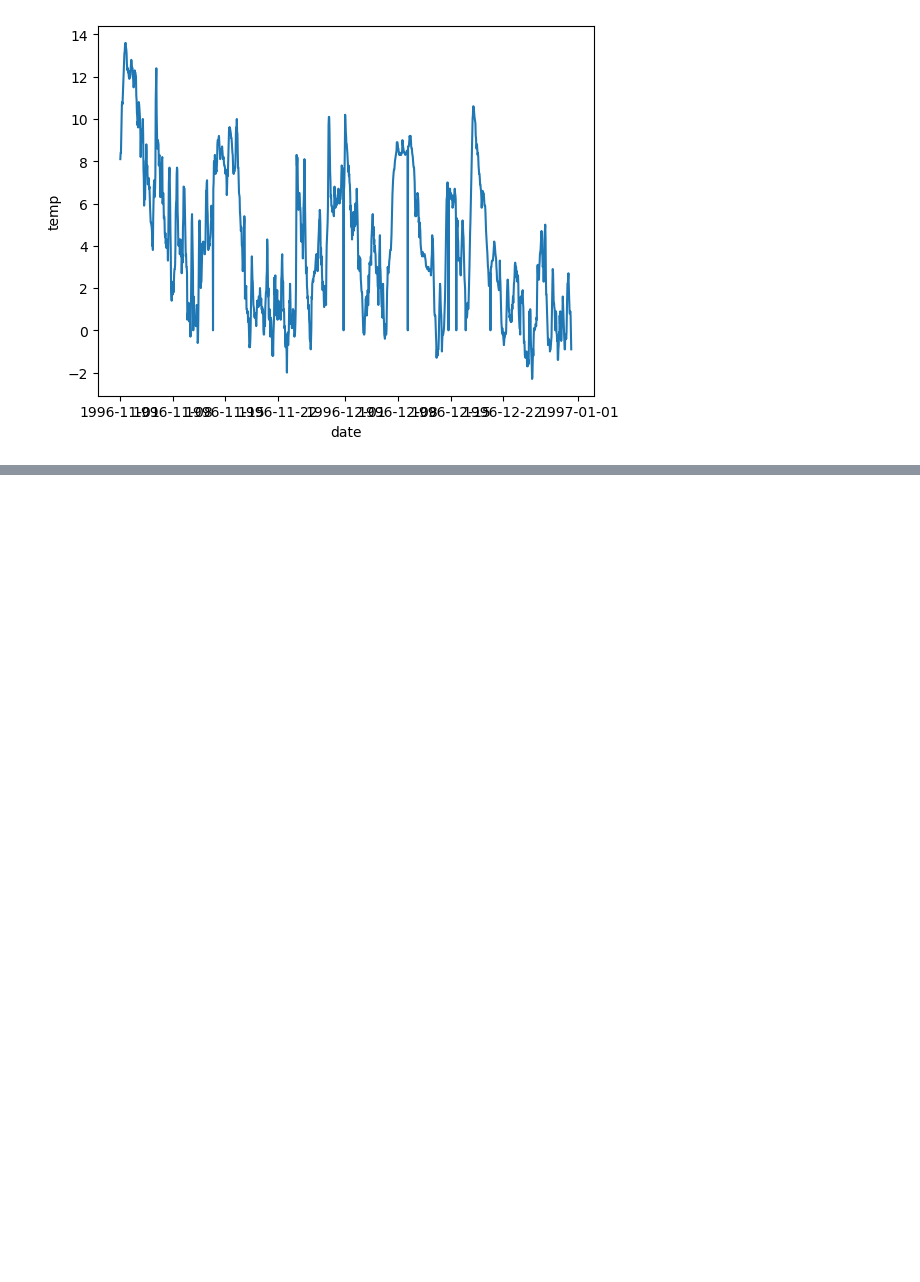
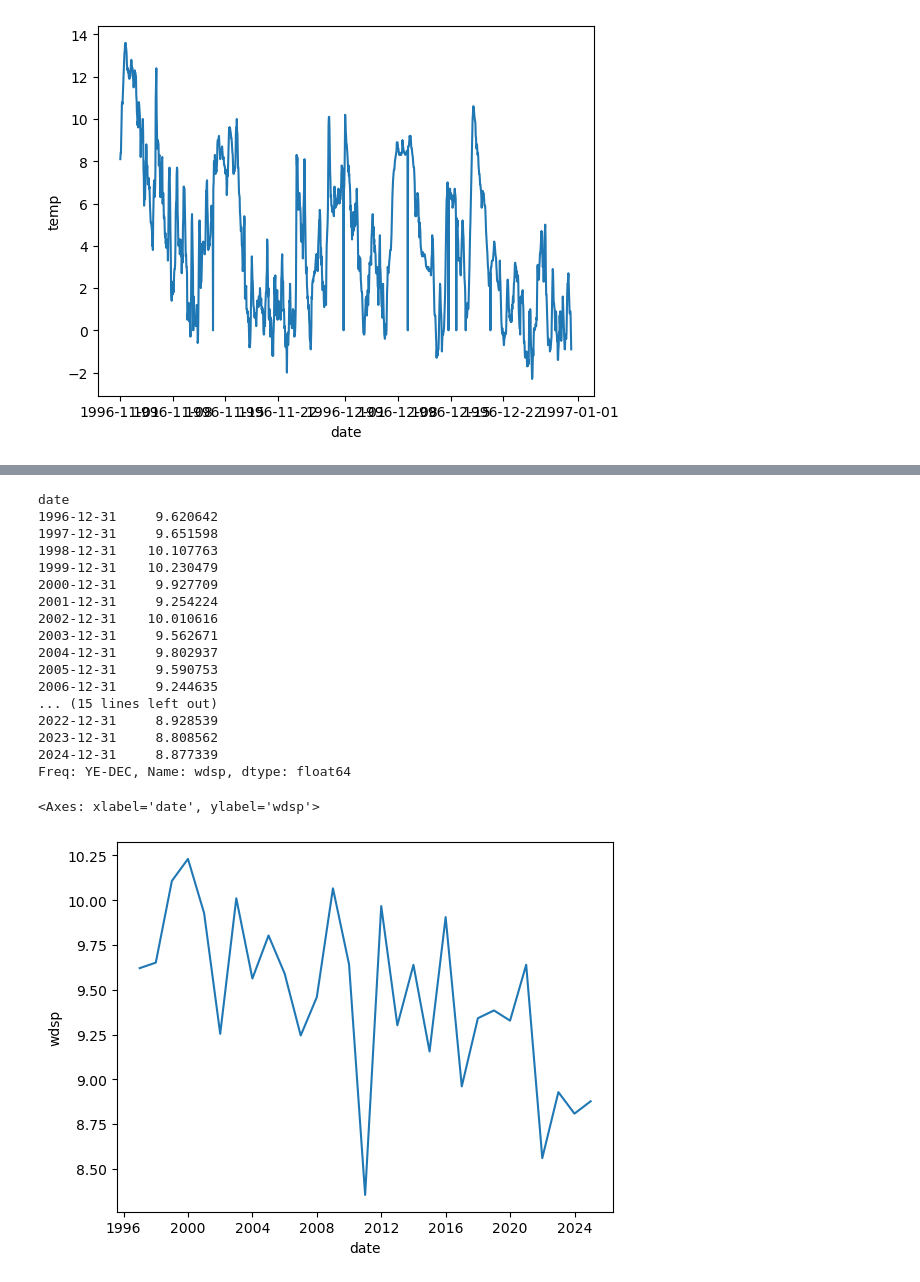
Before and after one commit to SBCURLEY/PFDA-assignments, a Jupyter notebook: assignment_6_Weather.ipynb, the cells around one changed output, grey strips where cells are left out. Cells and saved outputs as stored; diff of their text form; code cells hidden in the pictures; blank space fills up the shorter version.

```diff
--- a/assignment_6_Weather.ipynb
+++ b/assignment_6_Weather.ipynb
@@ -373,0 +309,4 @@ Name: temp, Length: 342, dtype: float64
+# %%
+# Check for missing data
+df = df.dropna(subset=['wdsp'])                 # Removes rows where the specified column has NaN.
+df = df[df['wdsp'].str.strip() != '']           # Removes rows where the column has empty strings
@@ -373,0 +328,4 @@ Name: temp, Length: 342, dtype: float64
+# %%
+numeric_cols = ["wdsp"]                                 # need to convert non-numeric values to NaN
+for col in numeric_cols:
+    df[col] = pd.to_numeric(df[col], errors='coerce')
@@ -373,0 +352,24 @@ Name: temp, Length: 342, dtype: float64
+# %%
+ws = df["wdsp"].resample("1y").mean().dropna()
+print(ws)
+sns.lineplot(data=ws)
+# %% [output]
+date
+1996-12-31     9.620642
+1997-12-31     9.651598
+1998-12-31    10.107763
+1999-12-31    10.230479
+2000-12-31     9.927709
+2001-12-31     9.254224
+2002-12-31    10.010616
+2003-12-31     9.562671
+2004-12-31     9.802937
+2005-12-31     9.590753
+2006-12-31     9.244635
+... (15 lines left out)
+2022-12-31     8.928539
+2023-12-31     8.808562
+2024-12-31     8.877339
+Freq: YE-DEC, Name: wdsp, dtype: float64
+<Axes: xlabel='date', ylabel='wdsp'>
+[figure, added]
```
Also changed, not shown: parts of 35 cells of this notebook, 1 other file.
